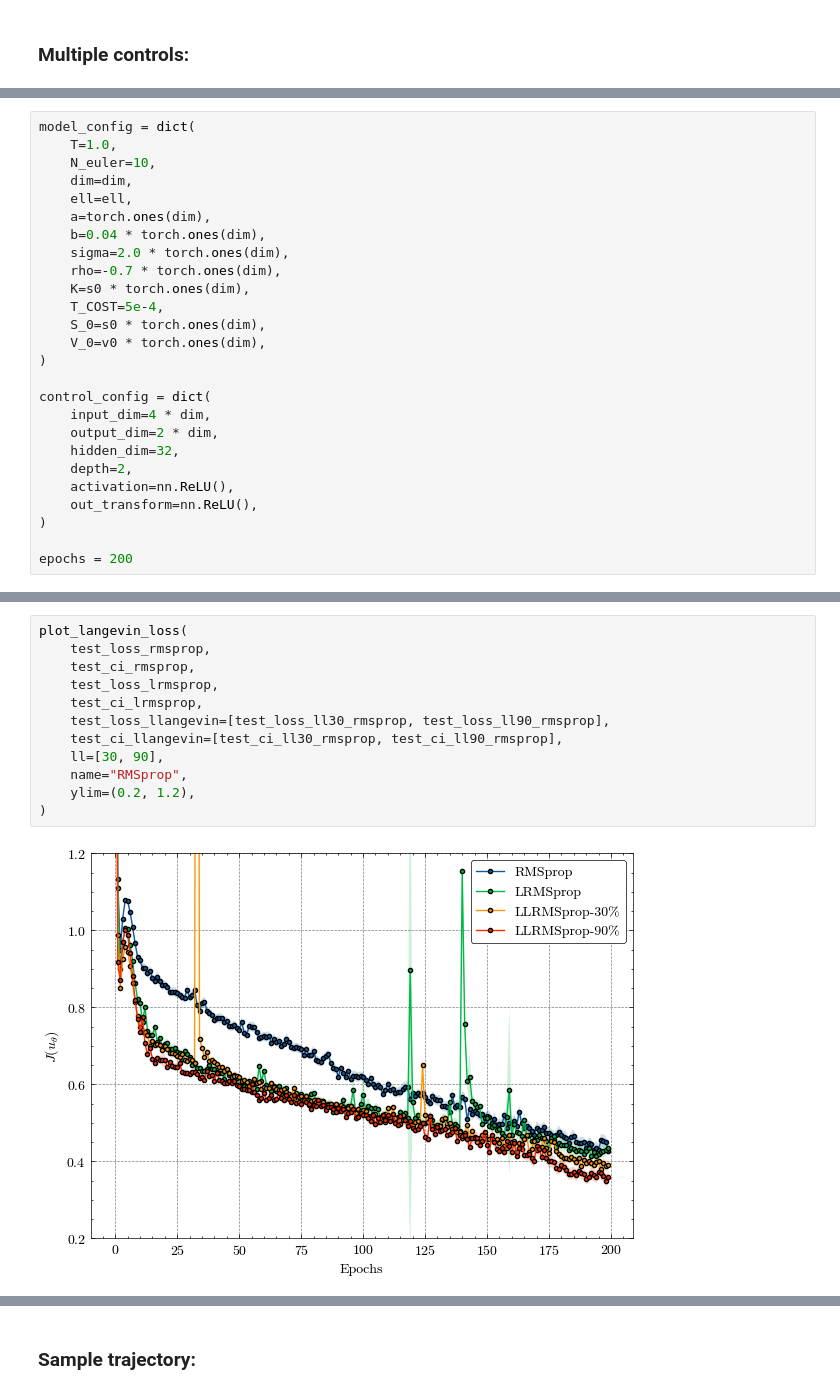
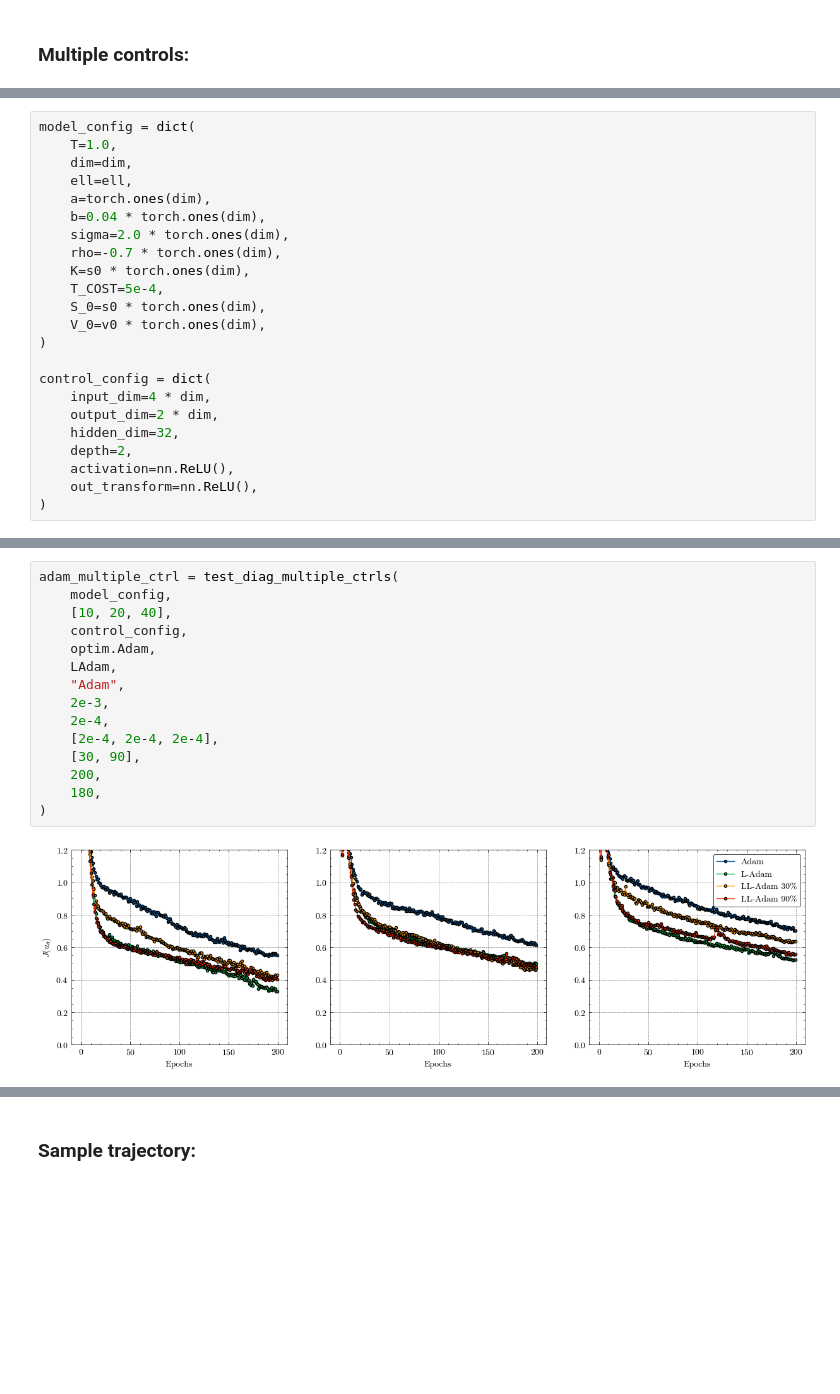
Before and after one commit to SaadSouilmi/Langevin-algorithms-for-deep-stochastic-control, a Jupyter notebook: DeepHedging.ipynb, the cells around one changed output, grey strips where cells are left out. Saved outputs shown, nothing was run; the diff lists cells and outputs as text; blank space fills up the shorter version.

```diff
--- a/DeepHedging.ipynb
+++ b/DeepHedging.ipynb
@@ -241,7 +405,6 @@ sgd_single_ctrl.savefig("graphs/deephedging/sgd_single_ctrl.pdf")
 # %%
 model_config = dict(
     T=1.0,
-    N_euler=10,
     dim=dim,
     ell=ell,
     a=torch.ones(dim),
@@ -262,5 +425,3 @@ control_config = dict(
     activation=nn.ReLU(),
     out_transform=nn.ReLU(),
 )
-
-epochs = 200
@@ -687,14 +428,17 @@ train_loss_ll90_rmsprop, test_loss_ll90_rmsprop, test_ci_ll90_rmsprop = train(
-# %%
-plot_langevin_loss(
-    test_loss_rmsprop,
-    test_ci_rmsprop,
-    test_loss_lrmsprop,
-    test_ci_lrmsprop,
-    test_loss_llangevin=[test_loss_ll30_rmsprop, test_loss_ll90_rmsprop],
-    test_ci_llangevin=[test_ci_ll30_rmsprop, test_ci_ll90_rmsprop],
-    ll=[30, 90],
-    name="RMSprop",
-    ylim=(0.2, 1.2),
-)
-# %% [output]
-[figure, removed]
+# %%
+adam_multiple_ctrl = test_diag_multiple_ctrls(
+    model_config,
+    [10, 20, 40],
+    control_config,
+    optim.Adam,
+    LAdam,
+    "Adam",
+    2e-3,
+    2e-4,
+    [2e-4, 2e-4, 2e-4],
+    [30, 90],
+    200,
+    180,
+)
+# %% [output]
+[figure, added]
```
Also changed, not shown: parts of 34 cells of this notebook, 3 other files.
